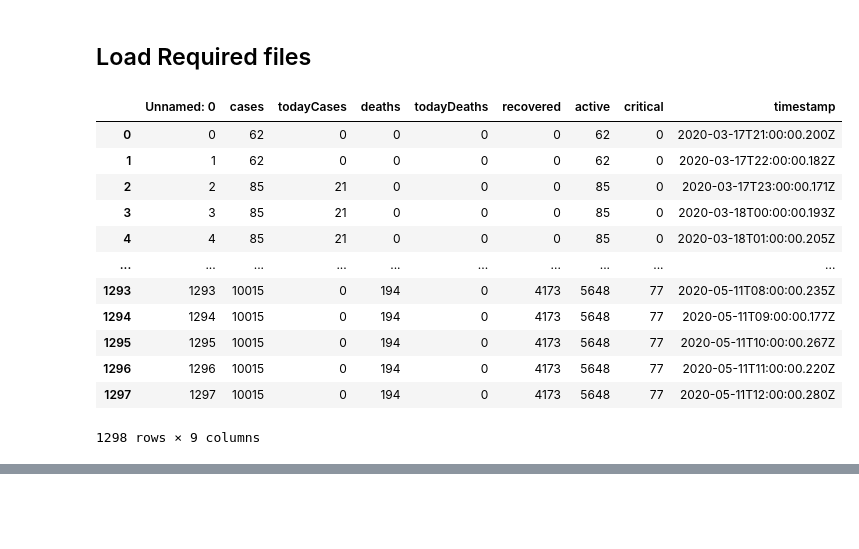
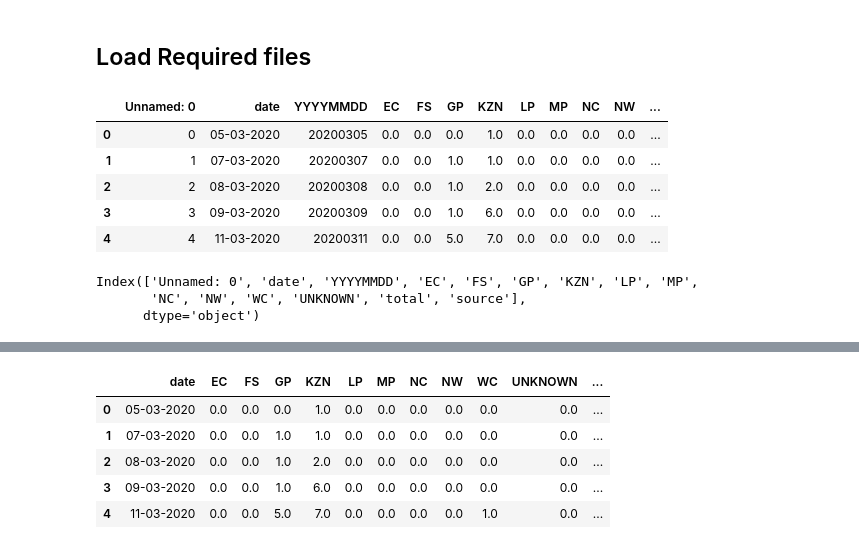
Before and after one commit to Umuzi-org/covid19-analysis, a Jupyter notebook: notebooks/Provincial_analysis.ipynb, the cells around one changed output, grey strips where cells are left out. Drawn from its saved outputs; the diff is of its cells as text; code cells hidden in the pictures; blank space fills up the shorter version.

```diff
--- a/notebooks/Provincial_analysis.ipynb
+++ b/notebooks/Provincial_analysis.ipynb
@@ -21,24 +21,27 @@ init_notebook_mode(connected=True)
 # %%
 #------------------------Read in data ---------------------------
 #SA Cummulative
 df = pd.read_csv('./../data/external/SA_hourly_update.csv')
 
 #Provincial cummulative
 df_day=pd.read_csv('./../data/external/provincial_cumulative.csv')
 
+# Commulative death per province
+
+df_death = pd.read_csv('./../data/external/provincial_death.csv')
+
 #Update for the most recent 24 hours: SA Cases
-df
+df_day.head()
 # %% [output]
-|  | Unnamed: 0 | cases | todayCases | deaths | todayDeaths | recovered | active | critical | timestamp |
-| 0 | 0 | 62 | 0 | 0 | 0 | 0 | 62 | 0 | 2020-03-17T21:00:00.200Z |
-| 1 | 1 | 62 | 0 | 0 | 0 | 0 | 62 | 0 | 2020-03-17T22:00:00.182Z |
-| 2 | 2 | 85 | 21 | 0 | 0 | 0 | 85 | 0 | 2020-03-17T23:00:00.171Z |
-| 3 | 3 | 85 | 21 | 0 | 0 | 0 | 85 | 0 | 2020-03-18T00:00:00.193Z |
-| 4 | 4 | 85 | 21 | 0 | 0 | 0 | 85 | 0 | 2020-03-18T01:00:00.205Z |
-| ... | ... | ... | ... | ... | ... | ... | ... | ... | ... |
-| 1293 | 1293 | 10015 | 0 | 194 | 0 | 4173 | 5648 | 77 | 2020-05-11T08:00:00.235Z |
-| 1294 | 1294 | 10015 | 0 | 194 | 0 | 4173 | 5648 | 77 | 2020-05-11T09:00:00.177Z |
-| 1295 | 1295 | 10015 | 0 | 194 | 0 | 4173 | 5648 | 77 | 2020-05-11T10:00:00.267Z |
-| 1296 | 1296 | 10015 | 0 | 194 | 0 | 4173 | 5648 | 77 | 2020-05-11T11:00:00.220Z |
-| 1297 | 1297 | 10015 | 0 | 194 | 0 | 4173 | 5648 | 77 | 2020-05-11T12:00:00.280Z |
+|  | Unnamed: 0 | date | YYYYMMDD | EC | FS | GP | KZN | LP | MP | NC | NW | ... |
+| 0 | 0 | 05-03-2020 | 20200305 | 0.0 | 0.0 | 0.0 | 1.0 | 0.0 | 0.0 | 0.0 | 0.0 | ... |
+| 1 | 1 | 07-03-2020 | 20200307 | 0.0 | 0.0 | 1.0 | 1.0 | 0.0 | 0.0 | 0.0 | 0.0 | ... |
+| 2 | 2 | 08-03-2020 | 20200308 | 0.0 | 0.0 | 1.0 | 2.0 | 0.0 | 0.0 | 0.0 | 0.0 | ... |
+| 3 | 3 | 09-03-2020 | 20200309 | 0.0 | 0.0 | 1.0 | 6.0 | 0.0 | 0.0 | 0.0 | 0.0 | ... |
+| 4 | 4 | 11-03-2020 | 20200311 | 0.0 | 0.0 | 5.0 | 7.0 | 0.0 | 0.0 | 0.0 | 0.0 | ... |
-1298 rows × 9 columns
+# %%
+df_day.columns
+# %% [output]
+Index(['Unnamed: 0', 'date', 'YYYYMMDD', 'EC', 'FS', 'GP', 'KZN', 'LP', 'MP',
+       'NC', 'NW', 'WC', 'UNKNOWN', 'total', 'source'],
+      dtype='object')
@@ -131,0 +148,9 @@ fig_comm.update_layout(hovermode='x',
+# %%
+df_day.head()
+# %% [output]
+|  | date | EC | FS | GP | KZN | LP | MP | NC | NW | WC | UNKNOWN | ... |
+| 0 | 05-03-2020 | 0.0 | 0.0 | 0.0 | 1.0 | 0.0 | 0.0 | 0.0 | 0.0 | 0.0 | 0.0 | ... |
+| 1 | 07-03-2020 | 0.0 | 0.0 | 1.0 | 1.0 | 0.0 | 0.0 | 0.0 | 0.0 | 0.0 | 0.0 | ... |
+| 2 | 08-03-2020 | 0.0 | 0.0 | 1.0 | 2.0 | 0.0 | 0.0 | 0.0 | 0.0 | 0.0 | 0.0 | ... |
+| 3 | 09-03-2020 | 0.0 | 0.0 | 1.0 | 6.0 | 0.0 | 0.0 | 0.0 | 0.0 | 0.0 | 0.0 | ... |
+| 4 | 11-03-2020 | 0.0 | 0.0 | 5.0 | 7.0 | 0.0 | 0.0 | 0.0 | 0.0 | 1.0 | 0.0 | ... |
```
Also changed, not shown: parts of 4 cells of this notebook.
